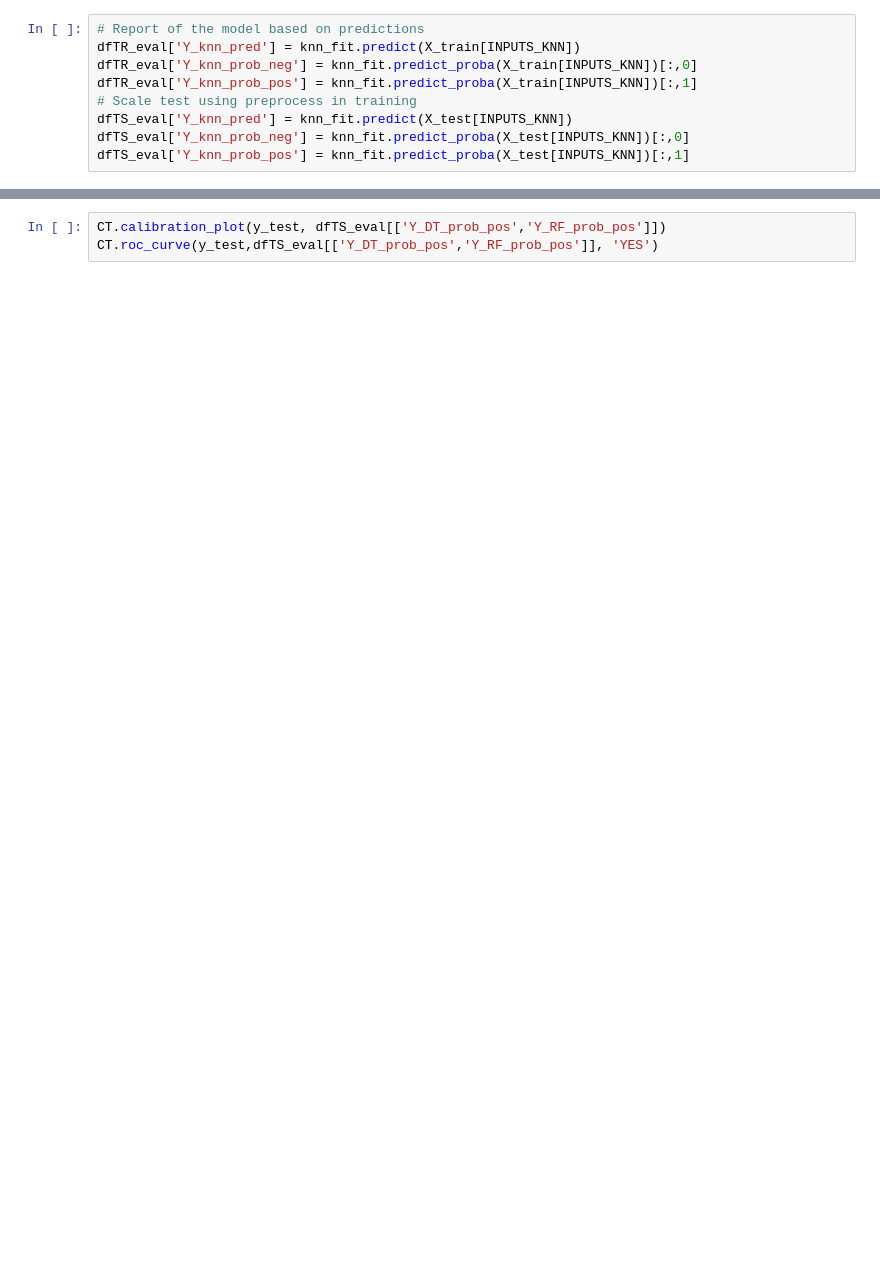
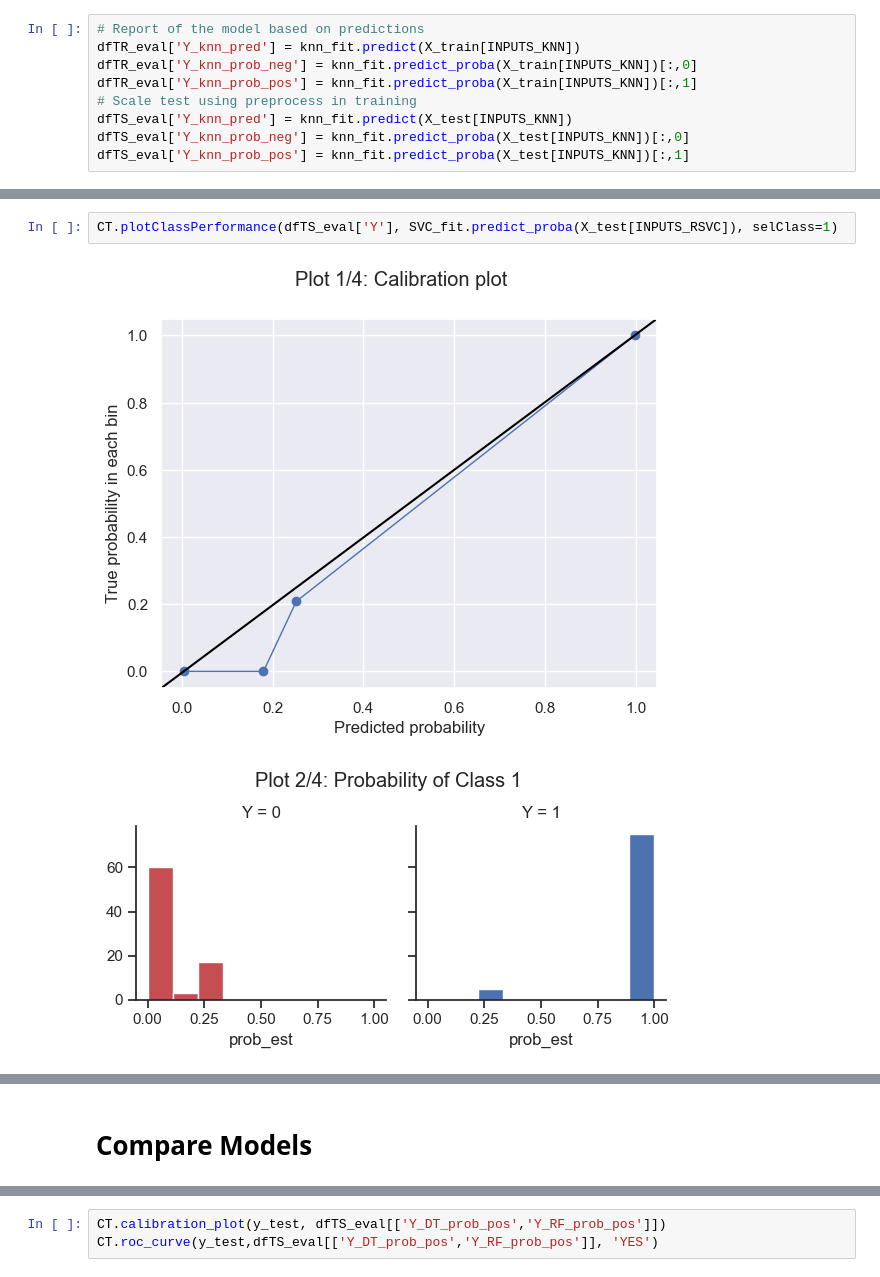
Before and after one commit to frs775/MLIAssingment1, a Jupyter notebook: script.ipynb, the cells around one changed output, grey strips where cells are left out. Saved outputs shown, nothing was run; the diff lists cells and outputs as text; blank space fills up the shorter version.

```diff
--- a/script.ipynb
+++ b/script.ipynb
@@ -490,0 +473,5 @@ CT.plotClassPerformance(dfTR_eval['Y'], knn_fit.predict_proba(X_train[INPUTS_KNN
+# %%
+CT.plotClassPerformance(dfTS_eval['Y'], SVC_fit.predict_proba(X_test[INPUTS_RSVC]), selClass=1)
+# %% [output]
+[figure, added]
+[figure, added]
@@ -491 +480,3 @@ CT.plotClassPerformance(dfTR_eval['Y'], knn_fit.predict_proba(X_train[INPUTS_KNN
+# %% [markdown]
+# Compare Models
 # %%
```
Also changed, not shown: parts of 37 cells of this notebook.
